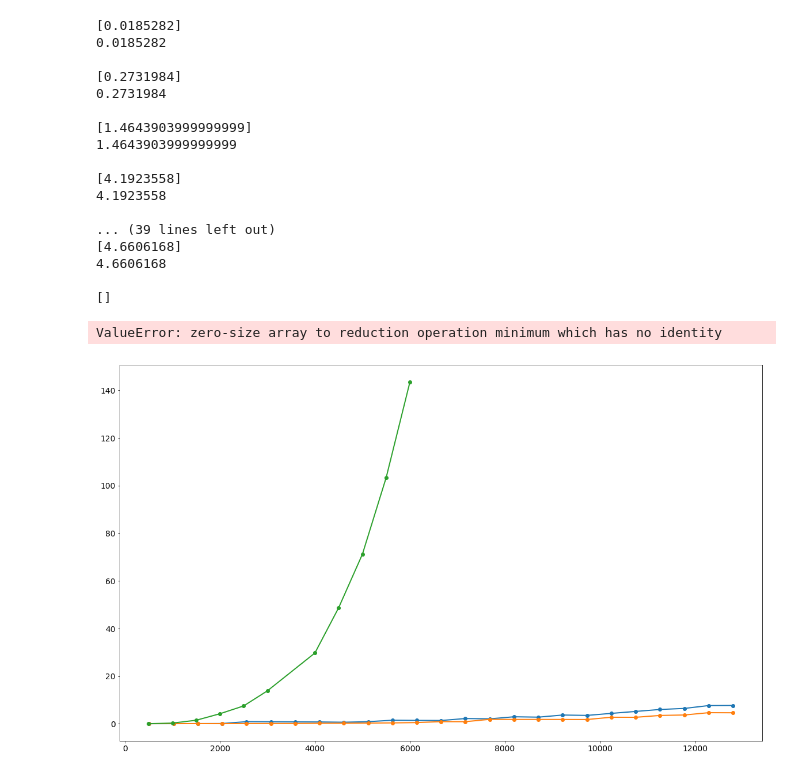
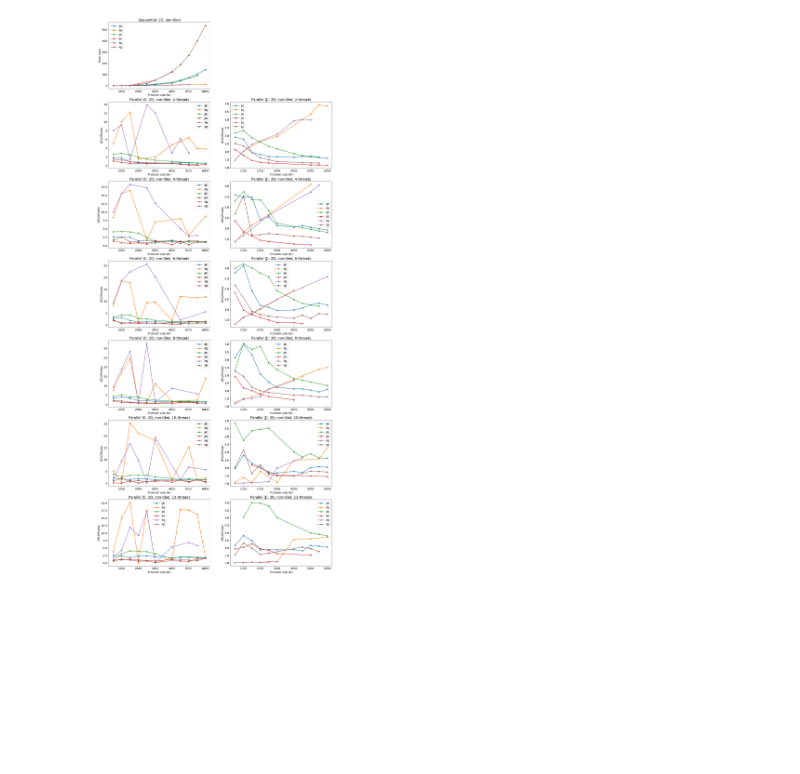
Before and after one commit to lnarmour/parric-ttmm, a Jupyter notebook: scripts/finalScripts/plots/Baseline.ipynb, the cells around one changed output. Cells and saved outputs as stored; diff of their text form; code cells hidden in the pictures; blank space fills up the shorter version.

```diff
--- a/scripts/finalScripts/plots/Baseline.ipynb
+++ b/scripts/finalScripts/plots/Baseline.ipynb
@@ -185,51 +172,15 @@ plt.show()
-# %%
-def plot_ours(time=True, parallel=False, tiled=False):
-    # [N, permutation, tiled, TS, parallel, loop_parallelized, num_threads]
-    perm_map = {'ijk':1, 'ikj':2, 'jik':3, 'jki':4, 'kij':5, 'kji':6}
-    X = np.unique(P[:,0])
-    for perm in perm_map.keys():
-        p = P[np.where(P[:,1]==perm_map[perm])]
-        Y = []
-        for N in X:
-            p1 = p[np.where(p[:,0]==N)]
-            p1 = p1[np.where(p1[:,4]==0)] # parallel = False
-            p1 = p1[np.where(p1[:,2]==0)] # tiled = False
-
-            print(p1[:,7])
-            print(np.min(p1[:,7]))
-            print(' ')
-            t = p1[np.where(p1[:,7]==np.min(p1[:,7]))][0][7]
-            gflops = (N**3) / 3 / t / (10**9)
-            Y.append(t if time else gflops)
-        plt.plot(X, Y, 'o-', linewidth=2, label=perm)
-
-plt.figure(figsize=(20,12))
-plt.rcParams.update({'font.size': 14})
-
-plot_mkl(time=True)
-plot_ours(time=True)
-
-plt.title('Comparison')
-plt.xlabel('Problem size (N)')
-plt.ylabel('GFLOPs/sec')
-plt.legend()
-# %% [output]
-[0.0185282]
-0.0185282
-
-[0.2731984]
-0.2731984
-
-[1.4643903999999999]
-1.4643903999999999
-
-[4.1923558]
-4.1923558
-
-... (39 lines left out)
-[4.6606168]
-4.6606168
-
-[]
-ValueError: zero-size array to reduction operation minimum which has no identity
-[figure, removed]
+# %%
+P = load_our_data('../results/2D*.json')
+ON = True
+
+if ON:
+    plt.figure(figsize=(20,50))
+    plt.subplot(7,2,1)
+    plot_ours(P, parallel=0, gflops=False, title='Sequential: 2D, non-tiled')
+    for i, n in enumerate(range(2,14,2)):
+        plt.subplot(7,2,1+n)
+        plot_ours(P, parallel=1, gflops=True, num_threads=n, loop_parallelized=0, title='Parallel (I): 2D, non-tiled, {}-threads'.format(n))
+        plt.subplot(7,2,1+n+1)
+        plot_ours(P, parallel=1, gflops=True, num_threads=n, loop_parallelized=1, title='Parallel (J): 2D, non-tiled, {}-threads'.format(n))
+# %% [output]
+[figure, added]
```
Also changed, not shown: parts of 9 cells of this notebook, 11 other files.
